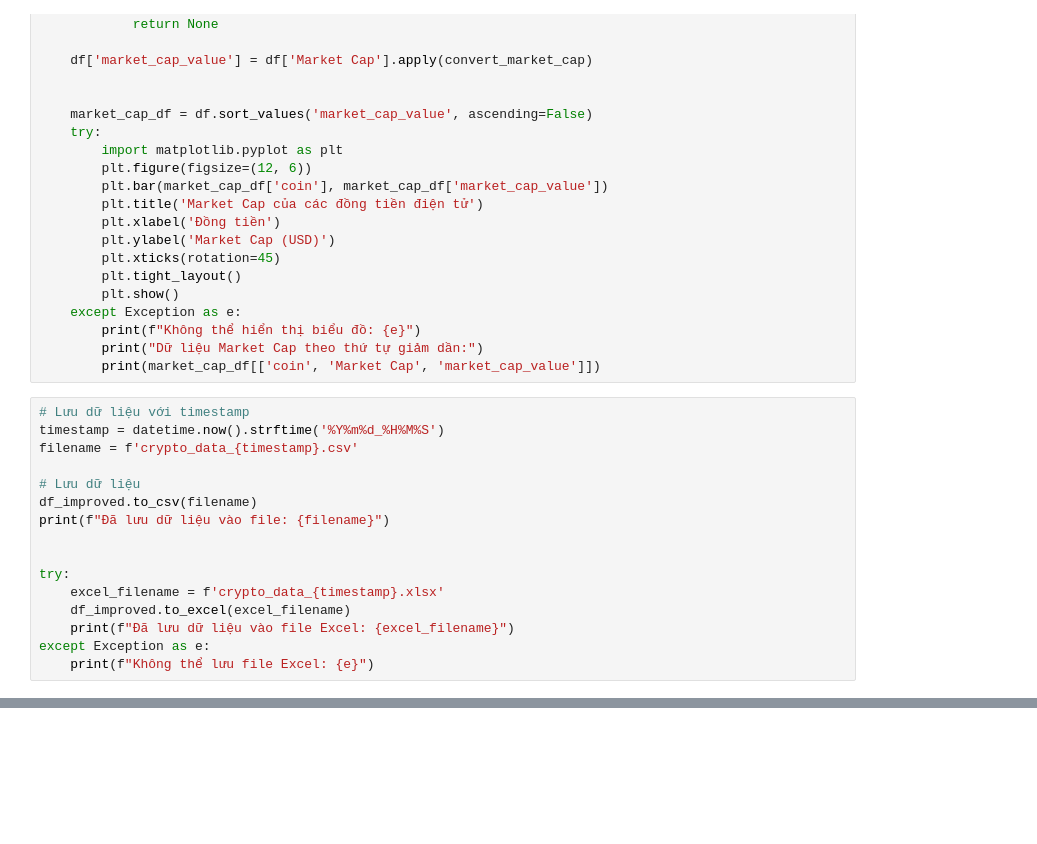
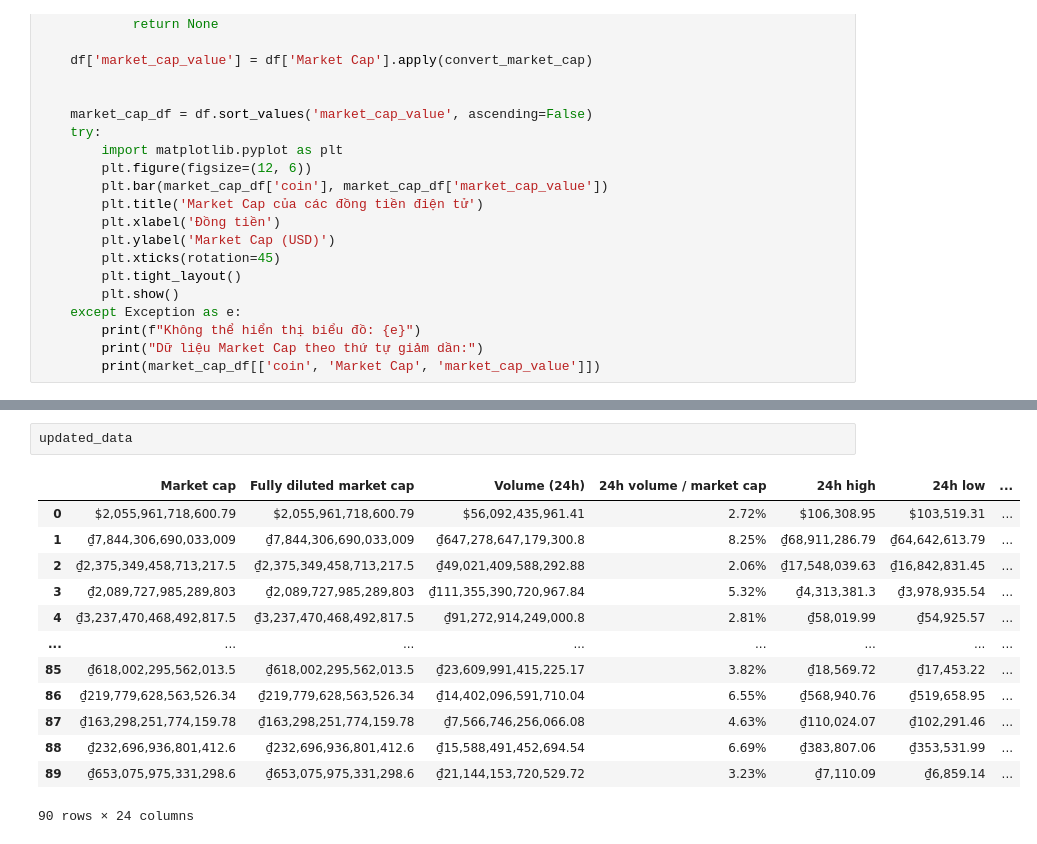
Before and after one commit to hoangdnm/crwaling_data_bitget, a Jupyter notebook: Crawling.ipynb, the cells around one changed output, grey strips where cells are left out. Drawn from its saved outputs; the diff is of its cells as text; blank space fills up the shorter version.

```diff
--- a/Crawling.ipynb
+++ b/Crawling.ipynb
@@ -117,19 +123,3 @@ if 'Market Cap' in df.columns:
         print(f"Không thể hiển thị biểu đồ: {e}")
         print("Dữ liệu Market Cap theo thứ tự giảm dần:")
         print(market_cap_df[['coin', 'Market Cap', 'market_cap_value']])
-# %%
-# Lưu dữ liệu với timestamp
-timestamp = datetime.now().strftime('%Y%m%d_%H%M%S')
-filename = f'crypto_data_{timestamp}.csv'
-
-# Lưu dữ liệu
-df_improved.to_csv(filename)
-print(f"Đã lưu dữ liệu vào file: {filename}")
-
-
-try:
-    excel_filename = f'crypto_data_{timestamp}.xlsx'
-    df_improved.to_excel(excel_filename)
-    print(f"Đã lưu dữ liệu vào file Excel: {excel_filename}")
-except Exception as e:
-    print(f"Không thể lưu file Excel: {e}")
@@ -186,0 +209,16 @@ def update_crypto_data(interval_minutes=15, max_updates=5):
+# %%
+updated_data
+# %% [output]
+|  | Market cap | Fully diluted market cap | Volume (24h) | 24h volume / market cap | 24h high | 24h low | ... |
+| 0 | $2,055,961,718,600.79 | $2,055,961,718,600.79 | $56,092,435,961.41 | 2.72% | $106,308.95 | $103,519.31 | ... |
+| 1 | ₫7,844,306,690,033,009 | ₫7,844,306,690,033,009 | ₫647,278,647,179,300.8 | 8.25% | ₫68,911,286.79 | ₫64,642,613.79 | ... |
+| 2 | ₫2,375,349,458,713,217.5 | ₫2,375,349,458,713,217.5 | ₫49,021,409,588,292.88 | 2.06% | ₫17,548,039.63 | ₫16,842,831.45 | ... |
+| 3 | ₫2,089,727,985,289,803 | ₫2,089,727,985,289,803 | ₫111,355,390,720,967.84 | 5.32% | ₫4,313,381.3 | ₫3,978,935.54 | ... |
+| 4 | ₫3,237,470,468,492,817.5 | ₫3,237,470,468,492,817.5 | ₫91,272,914,249,000.8 | 2.81% | ₫58,019.99 | ₫54,925.57 | ... |
+| ... | ... | ... | ... | ... | ... | ... | ... |
+| 85 | ₫618,002,295,562,013.5 | ₫618,002,295,562,013.5 | ₫23,609,991,415,225.17 | 3.82% | ₫18,569.72 | ₫17,453.22 | ... |
+| 86 | ₫219,779,628,563,526.34 | ₫219,779,628,563,526.34 | ₫14,402,096,591,710.04 | 6.55% | ₫568,940.76 | ₫519,658.95 | ... |
+| 87 | ₫163,298,251,774,159.78 | ₫163,298,251,774,159.78 | ₫7,566,746,256,066.08 | 4.63% | ₫110,024.07 | ₫102,291.46 | ... |
+| 88 | ₫232,696,936,801,412.6 | ₫232,696,936,801,412.6 | ₫15,588,491,452,694.54 | 6.69% | ₫383,807.06 | ₫353,531.99 | ... |
+| 89 | ₫653,075,975,331,298.6 | ₫653,075,975,331,298.6 | ₫21,144,153,720,529.72 | 3.23% | ₫7,110.09 | ₫6,859.14 | ... |
+90 rows × 24 columns
```
Also changed, not shown: parts of 6 cells of this notebook, 4 other files.
